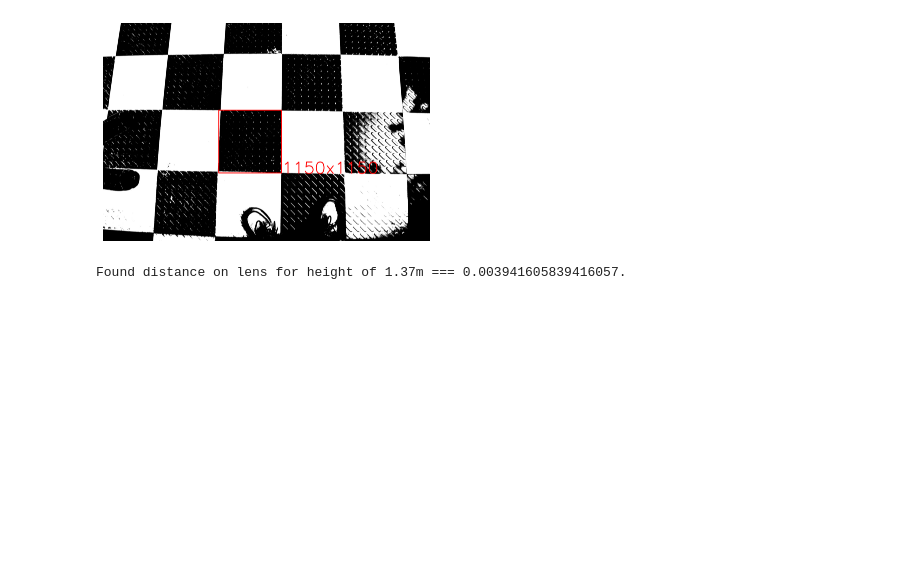
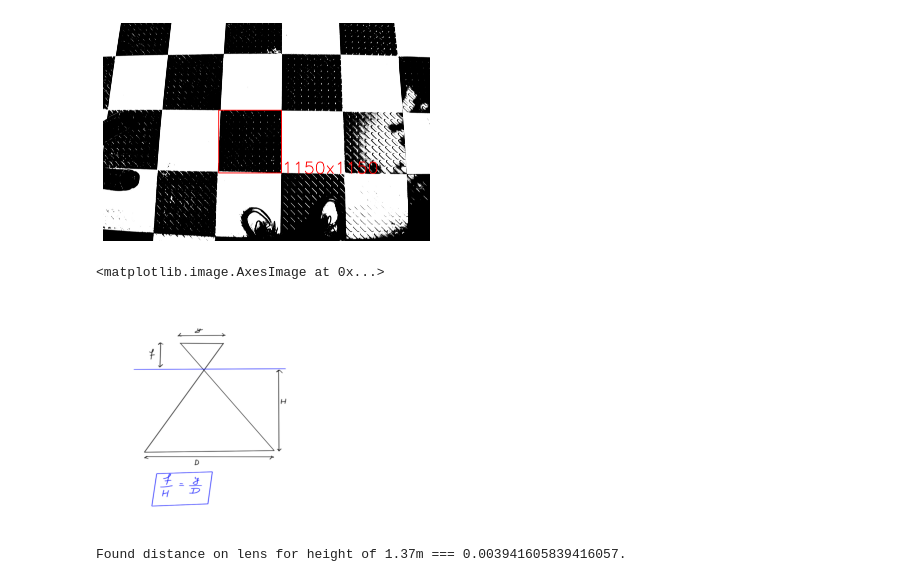
Before and after one commit to pbplop29/Photogrammetry, a Jupyter notebook: Photogrammetry.ipynb, the cells around one changed output. Saved outputs shown, nothing was run; the diff lists cells and outputs as text; code cells hidden in the pictures; blank space fills up the shorter version.

```diff
--- a/Photogrammetry.ipynb
+++ b/Photogrammetry.ipynb
@@ -135,6 +135,14 @@ plt.imshow(img)
 # %% [output]
 <matplotlib.image.AxesImage at 0x...>
 [figure]
+# %%
+# The focal ruling for object size on lens
+focal_rule = cv2.imread("Focal ruling.PNG")
+plt.axis('off')
+plt.imshow(focal_rule)
+# %% [output]
+<matplotlib.image.AxesImage at 0x...>
+[figure, added]
 # %%
 focal_length = 0.018
 height = 1.37
```
